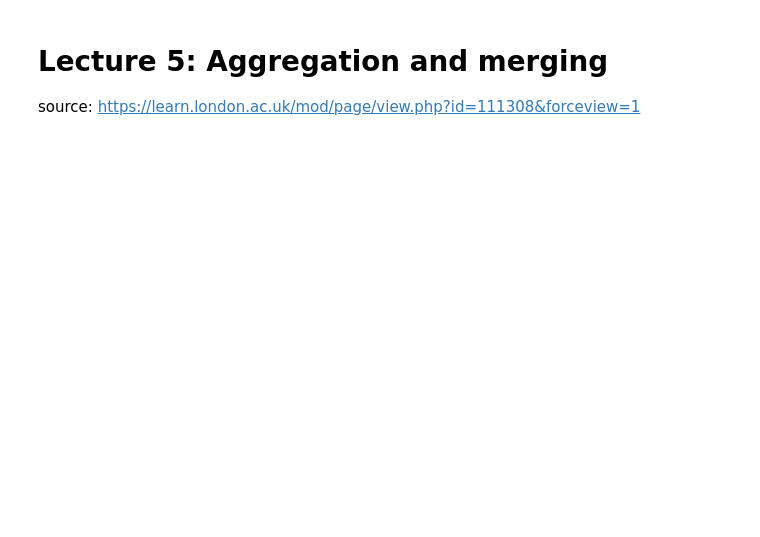
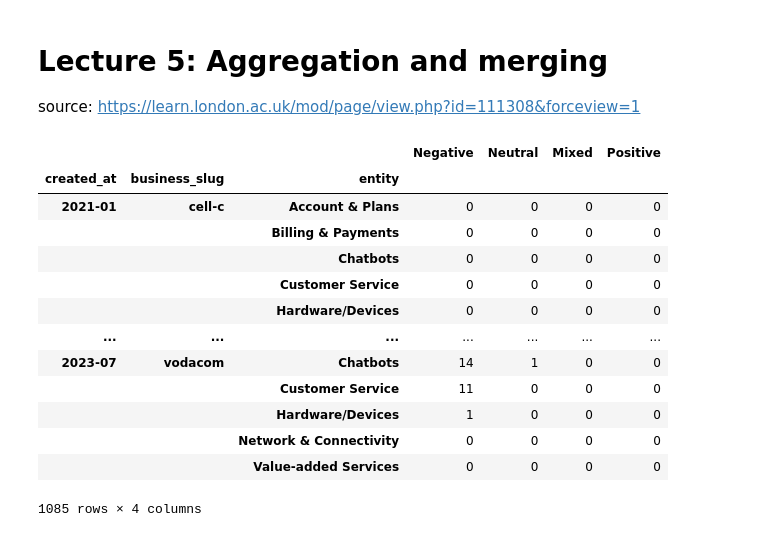
Before and after one commit to JohnnyFoulds/dsm050-2023-apr, a Jupyter notebook: notebooks/03_coursework/03-04_time_series.ipynb, the cells around one changed output. Cells and saved outputs as stored; diff of their text form; code cells hidden in the pictures; blank space fills up the shorter version.

```diff
--- a/notebooks/03_coursework/03-04_time_series.ipynb
+++ b/notebooks/03_coursework/03-04_time_series.ipynb
@@ -1014,3 +1015,22 @@ df_hp_monthly.loc[
 # Lecture 5: Aggregation and merging
 
 source: https://learn.london.ac.uk/mod/page/view.php?id=111308&forceview=1
+# %%
+df_hp_monthly[['Negative', 'Neutral', 'Mixed', 'Positive']] \
+    .groupby(['created_at', 'business_slug', 'entity']) \
+    .sum()
+# %% [output]
+|  |  |  | Negative | Neutral | Mixed | Positive |
+| created_at | business_slug | entity |  |  |  |  |
+| 2021-01 | cell-c | Account & Plans | 0 | 0 | 0 | 0 |
+|  |  | Billing & Payments | 0 | 0 | 0 | 0 |
+|  |  | Chatbots | 0 | 0 | 0 | 0 |
+|  |  | Customer Service | 0 | 0 | 0 | 0 |
+|  |  | Hardware/Devices | 0 | 0 | 0 | 0 |
+| ... | ... | ... | ... | ... | ... | ... |
+| 2023-07 | vodacom | Chatbots | 14 | 1 | 0 | 0 |
+|  |  | Customer Service | 11 | 0 | 0 | 0 |
+|  |  | Hardware/Devices | 1 | 0 | 0 | 0 |
+|  |  | Network & Connectivity | 0 | 0 | 0 | 0 |
+|  |  | Value-added Services | 0 | 0 | 0 | 0 |
+1085 rows × 4 columns
```
Also changed, not shown: parts of 4 cells of this notebook.
